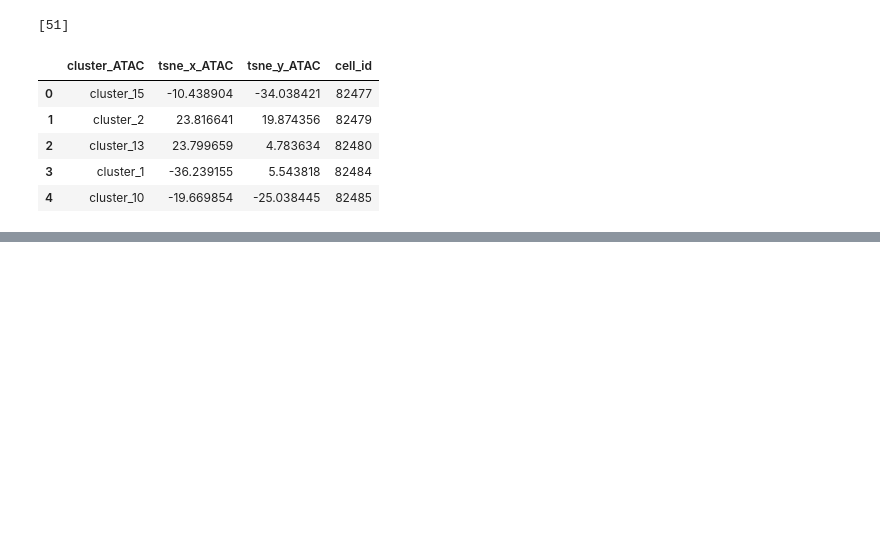
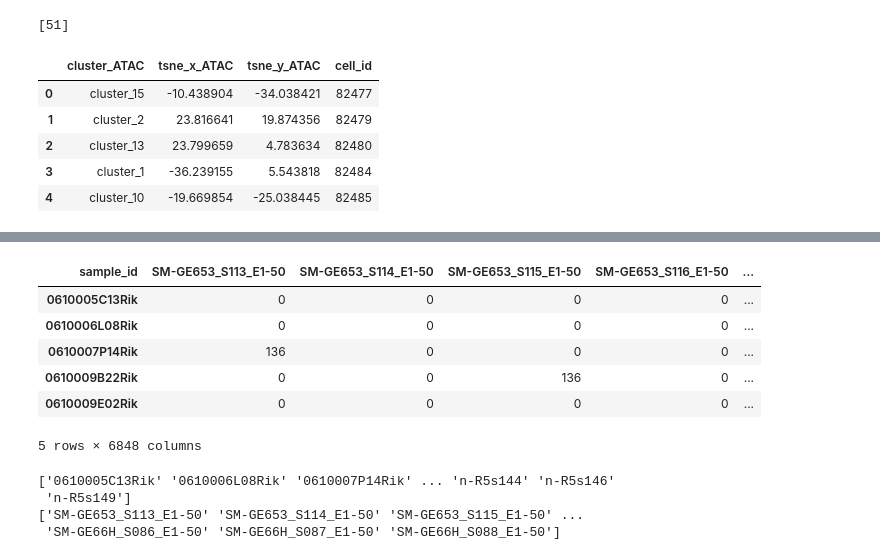
Before and after one commit to mukamel-lab-team/snmcseq, a Jupyter notebook: update_mysql_ATAC.ipynb, the cells around one changed output, grey strips where cells are left out. Saved outputs shown, nothing was run; the diff lists cells and outputs as text; code cells hidden in the pictures; blank space fills up the shorter version.

```diff
--- a/update_mysql_ATAC.ipynb
+++ b/update_mysql_ATAC.ipynb
@@ -761,0 +820,22 @@ for idx, (ens, ens_name, ens_datasets, snmc_ens_id) in ensemble_info.iterrows():
+# %%
+df = df.set_index('sample_id')
+df = df.T
+df.head()
+# %% [output]
+| sample_id | SM-GE653_S113_E1-50 | SM-GE653_S114_E1-50 | SM-GE653_S115_E1-50 | SM-GE653_S116_E1-50 | ... |
+| 0610005C13Rik | 0 | 0 | 0 | 0 | ... |
+| 0610006L08Rik | 0 | 0 | 0 | 0 | ... |
+| 0610007P14Rik | 136 | 0 | 0 | 0 | ... |
+| 0610009B22Rik | 0 | 0 | 136 | 0 | ... |
+| 0610009E02Rik | 0 | 0 | 0 | 0 | ... |
+5 rows × 6848 columns
+# %%
+gene_names = df.index.values
+cells = df.columns.values
+print(gene_names)
+print(cells)
+# %% [output]
+['0610005C13Rik' '0610006L08Rik' '0610007P14Rik' ... 'n-R5s144' 'n-R5s146'
+ 'n-R5s149']
+['SM-GE653_S113_E1-50' 'SM-GE653_S114_E1-50' 'SM-GE653_S115_E1-50' ...
+ 'SM-GE66H_S086_E1-50' 'SM-GE66H_S087_E1-50' 'SM-GE66H_S088_E1-50']
```
Also changed, not shown: parts of 18 cells of this notebook, 8 other files.
